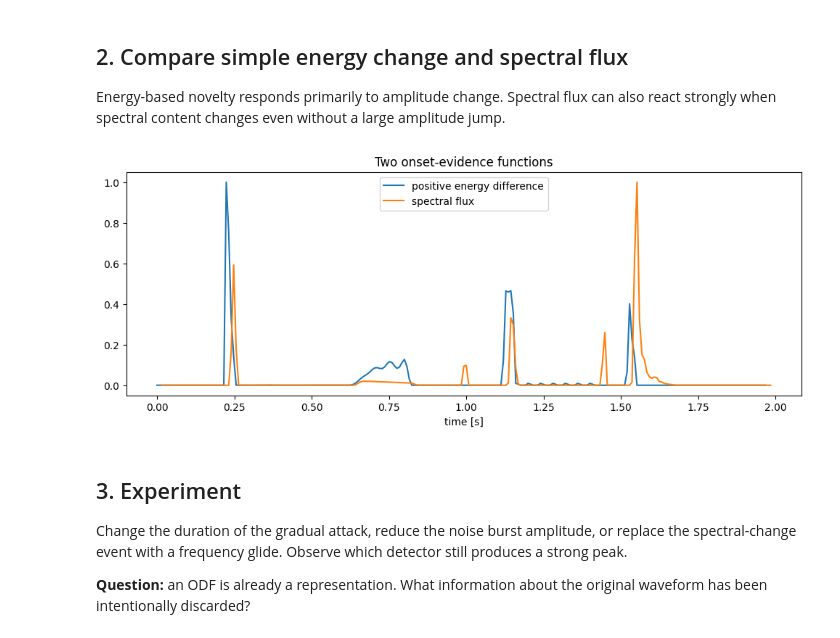
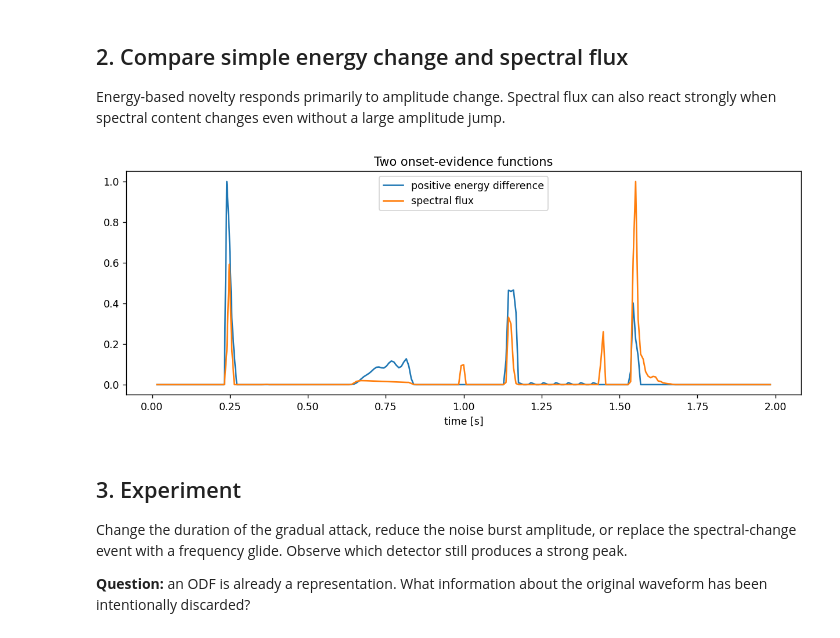
Before and after one commit to augusto-sarti/CMRM-Virtual-Rhythm-Lab, a Jupyter notebook: executed/01_Onset_Detection.ipynb, the cells around one changed output. Cells and saved outputs as stored; diff of their text form; code cells hidden in the pictures.

```diff
--- a/executed/01_Onset_Detection.ipynb
+++ b/executed/01_Onset_Detection.ipynb
@@ -114,14 +114,14 @@ Energy-based novelty responds primarily to amplitude change. Spectral flux can a
 # %%
 frame=256; hop=64
 frames,_=frame_signal(x,frame,hop,center=False)
 E=np.sum(frames**2,axis=0)
 E=np.maximum(np.diff(np.r_[E[0],E]),0)
 if E.max()>0: E/=E.max()
 flux,tf=simple_novelty(x,fs,n_fft=256,hop=64)
-tf2=np.arange(len(E))*hop/fs
+tf2=(np.arange(len(E))*hop + frame/2)/fs  # frame centers, like scipy.signal.stft(..., boundary=None)
 plt.figure(figsize=(12,4)); plt.plot(tf2,E,label='positive energy difference'); plt.plot(tf,flux,label='spectral flux'); plt.legend(); plt.xlabel('time [s]'); plt.title('Two onset-evidence functions'); plt.show()
 # %% [output]
-[figure, old version]
+[figure, new version]
 # %% [markdown]
 ## 3. Experiment
 
```
Also changed, not shown: 1 other file.
